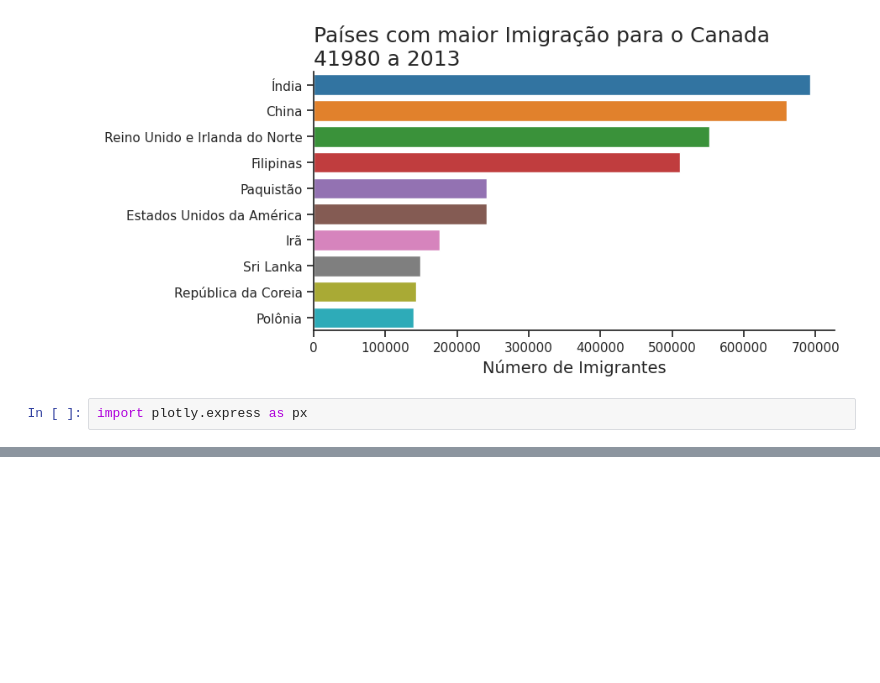
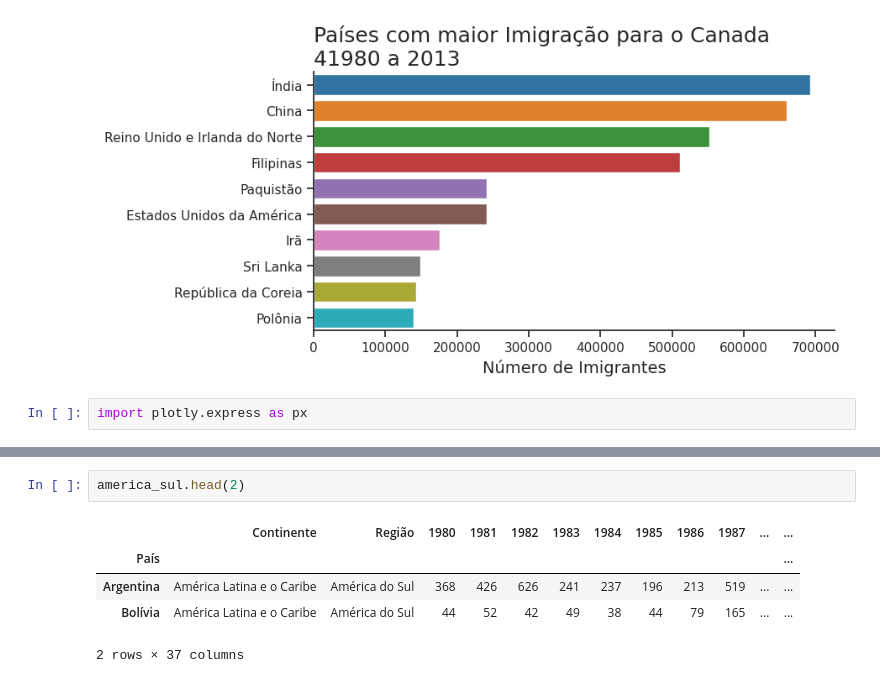
Before and after one commit to Lyanan85/In-GameSeries, a Jupyter notebook: Aula_3.ipynb, the cells around one changed output, grey strips where cells are left out. Drawn from its saved outputs; the diff is of its cells as text; blank space fills up the shorter version.

```diff
--- a/Aula_3.ipynb
+++ b/Aula_3.ipynb
@@ -1045,0 +1061,8 @@ fig.show()
+# %%
+america_sul.head(2)
+# %% [output]
+|  | Continente | Região | 1980 | 1981 | 1982 | 1983 | 1984 | 1985 | 1986 | 1987 | ... | ... |
+| País |  |  |  |  |  |  |  |  |  |  |  | ... |
+| Argentina | América Latina e o Caribe | América do Sul | 368 | 426 | 626 | 241 | 237 | 196 | 213 | 519 | ... | ... |
+| Bolívia | América Latina e o Caribe | América do Sul | 44 | 52 | 42 | 49 | 38 | 44 | 79 | 165 | ... | ... |
+2 rows × 37 columns
```
Also changed, not shown: parts of 3 cells of this notebook.
